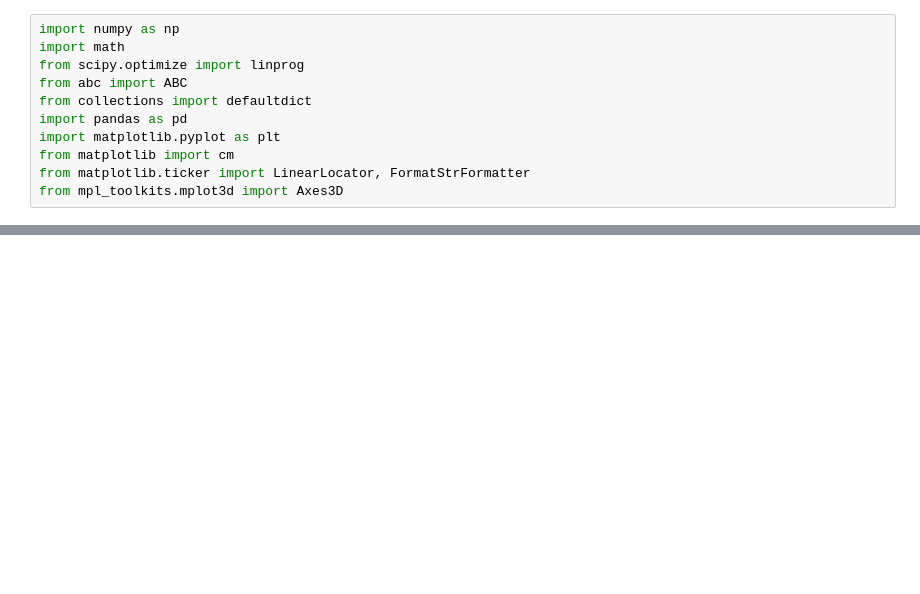
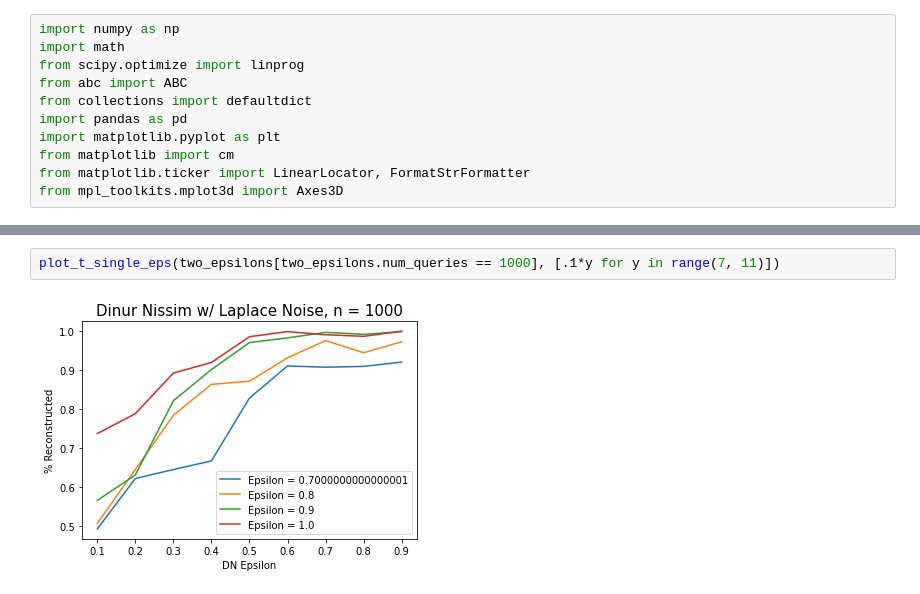
Before and after one commit to mgul999/cs226finalproject, a Jupyter notebook: 226 final project.ipynb, the cells around one changed output, grey strips where cells are left out. Saved outputs shown, nothing was run; the diff lists cells and outputs as text; blank space fills up the shorter version.

```diff
--- a/226 final project.ipynb
+++ b/226 final project.ipynb
@@ -243,0 +312,4 @@ at_600.plot(x="epsilon", y=["percent_reconstructed"],
+# %%
+plot_t_single_eps(two_epsilons[two_epsilons.num_queries == 1000], [.1*y for y in range(7, 11)])
+# %% [output]
+[figure, added]
```
Also changed, not shown: parts of 14 cells of this notebook.
